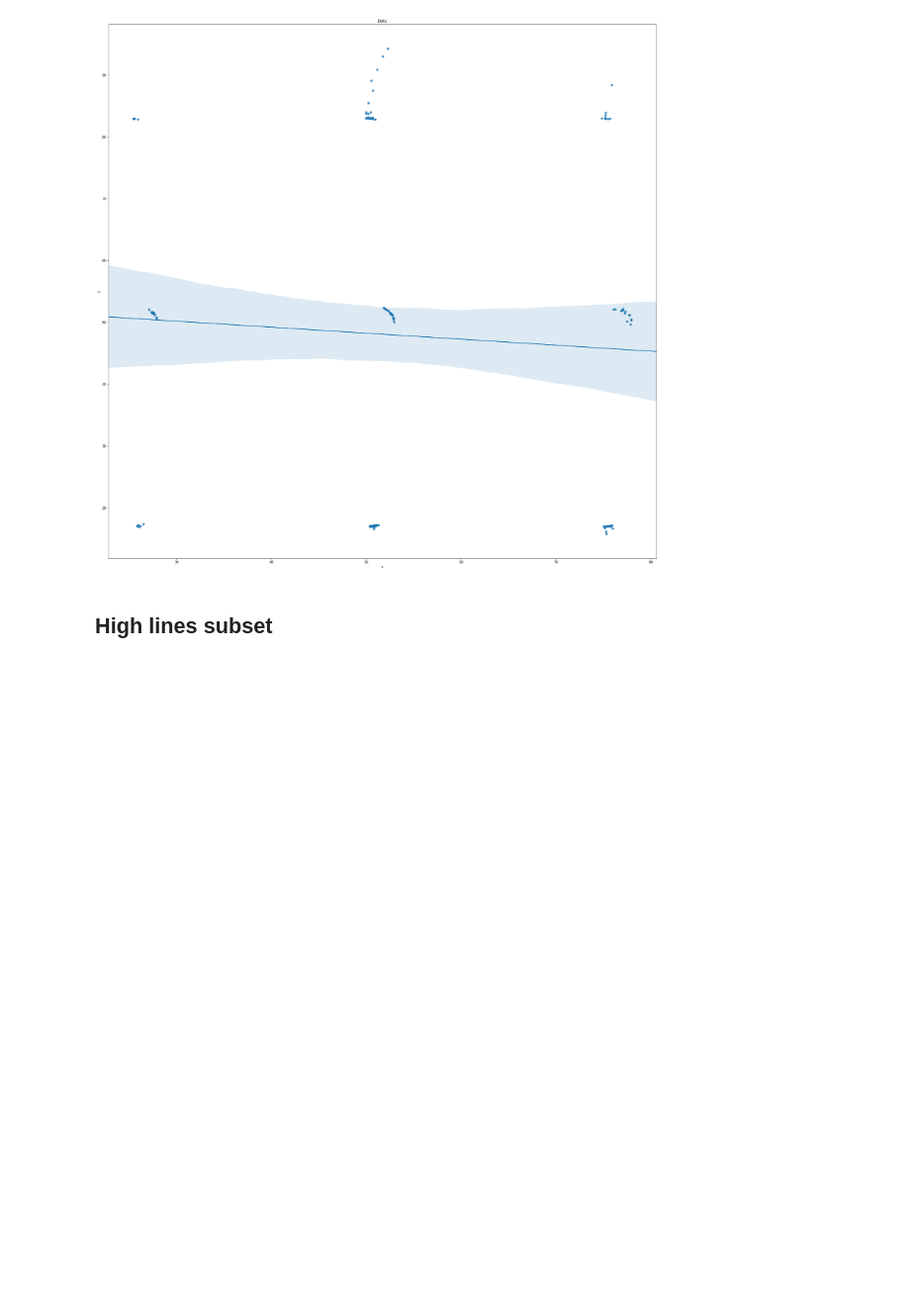
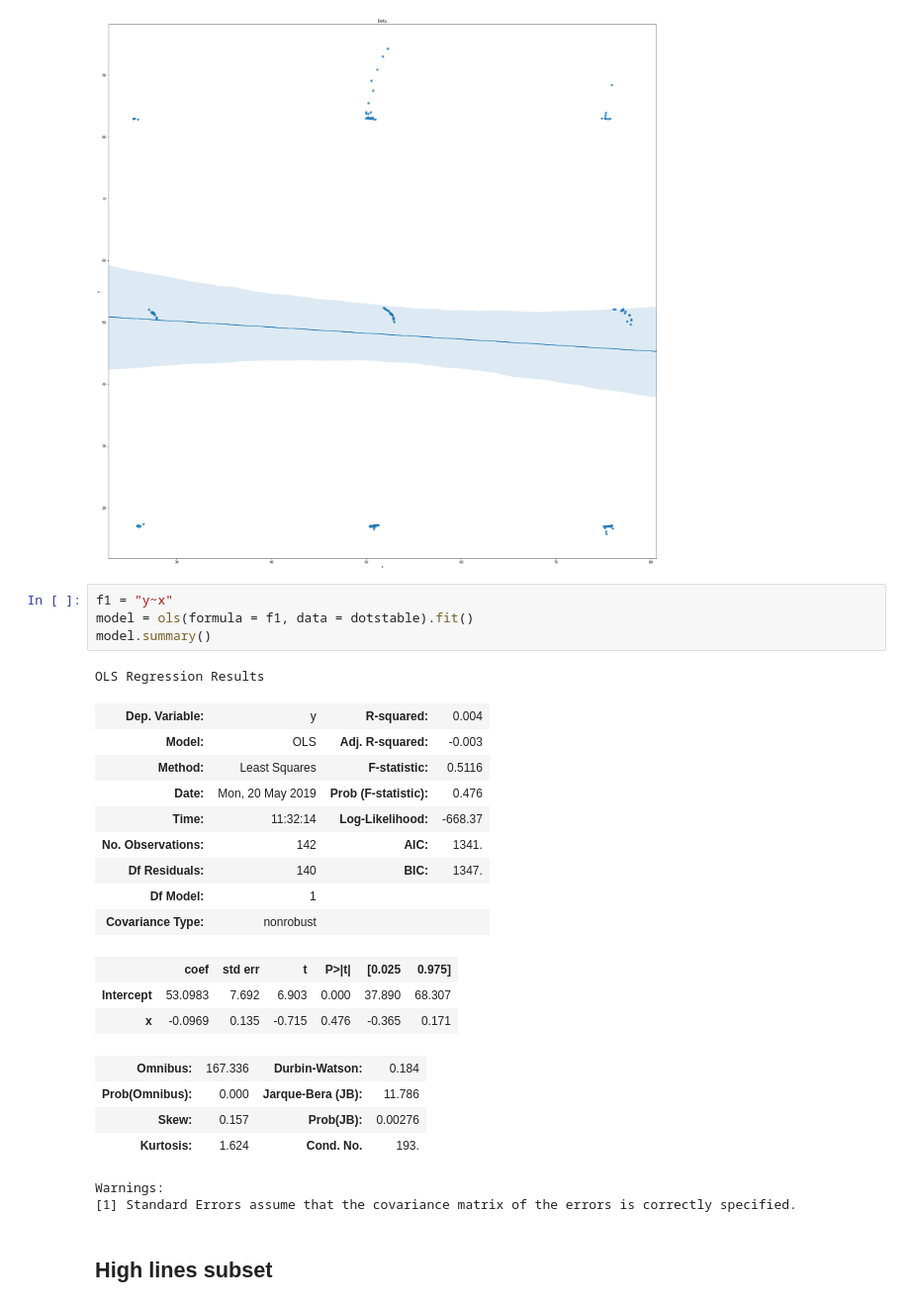
Before and after one commit to TSGreenwood/datasaurus_visual_explorations, a Jupyter notebook: datasaurus_dozen.ipynb, the cells around one changed output. Shown at 99% size. Saved outputs shown, nothing was run; the diff lists cells and outputs as text; blank space fills up the shorter version.

```diff
--- a/datasaurus_dozen.ipynb
+++ b/datasaurus_dozen.ipynb
@@ -336,6 +395,30 @@ plt.title("Dots")
 # %% [output]
 Text(0.5, 1.0, 'Dots')
 [figure]
+# %%
+f1 = "y~x"
+model = ols(formula = f1, data = dotstable).fit()
+model.summary()
+# %% [output]
+OLS Regression Results
+| Dep. Variable: | y | R-squared: | 0.004 |
+| Model: | OLS | Adj. R-squared: | -0.003 |
+| Method: | Least Squares | F-statistic: | 0.5116 |
+| Date: | Mon, 20 May 2019 | Prob (F-statistic): | 0.476 |
+| Time: | 11:32:14 | Log-Likelihood: | -668.37 |
+| No. Observations: | 142 | AIC: | 1341. |
+| Df Residuals: | 140 | BIC: | 1347. |
+| Df Model: | 1 |  |  |
+| Covariance Type: | nonrobust |  |  |
+|  | coef | std err | t | P>|t| | [0.025 | 0.975] |
+| Intercept | 53.0983 | 7.692 | 6.903 | 0.000 | 37.890 | 68.307 |
+| x | -0.0969 | 0.135 | -0.715 | 0.476 | -0.365 | 0.171 |
+| Omnibus: | 167.336 | Durbin-Watson: | 0.184 |
+| Prob(Omnibus): | 0.000 | Jarque-Bera (JB): | 11.786 |
+| Skew: | 0.157 | Prob(JB): | 0.00276 |
+| Kurtosis: | 1.624 | Cond. No. | 193. |
+Warnings:
+[1] Standard Errors assume that the covariance matrix of the errors is correctly specified.
 # %% [markdown]
 ## High lines subset
 # %%
```
Also changed, not shown: parts of 34 cells of this notebook.
